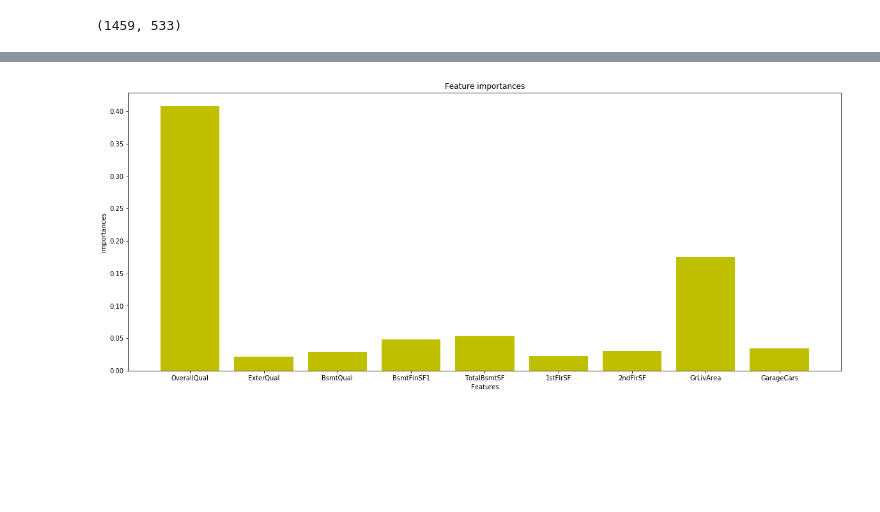
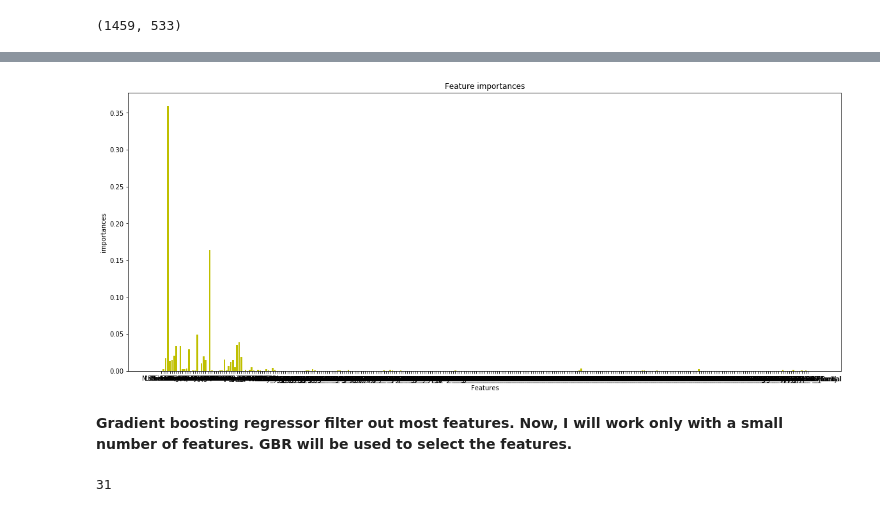
Before and after one commit to Yaohua-Chang/ML-Final-Project, a Jupyter notebook: Tamer/Week 2 Feature selection.ipynb, the cells around one changed output, grey strips where cells are left out. Drawn from its saved outputs; the diff is of its cells as text; code cells hidden in the pictures; blank space fills up the shorter version.

```diff
--- a/Tamer/Week 2 Feature selection.ipynb
+++ b/Tamer/Week 2 Feature selection.ipynb
@@ -33,5 +37,5 @@ data.shape
 # %%
-y = data['SalePrice']
+y = np.log(data['SalePrice'])
 x = data.drop(labels = 'SalePrice', axis=1).astype("float64")
 x_train, x_test, y_train, y_test = train_test_split(x, y, test_size = 0.3, random_state = 42)
 # %%
@@ -81,13 +177,19 @@ plt.plot(y_train.values)
 # %%
-imp_cols = x.columns[GBR.feature_importances_ > 0.02]
-vals = GBR.feature_importances_[GBR.feature_importances_ > 0.02]
+imp_cols = x.columns[GBR.feature_importances_ > 0.0]
+vals = GBR.feature_importances_[GBR.feature_importances_ > 0.0]
 
 plt.figure(figsize=(20,8))
 plt.title("Feature importances")
 plt.bar(imp_cols,vals,
        color="y",  align="center")
 plt.xlabel('Features')
 plt.ylabel('importances')
 plt.show()
 # %% [output]
-[figure, old version]
+[figure, new version]
+# %% [markdown]
+**Gradient boosting regressor filter out most features. Now, I will work only with a small number of features. GBR will be used to select the features.**
+# %%
+(GBR.feature_importances_>0.002).sum()
+# %% [output]
+31
```
Also changed, not shown: parts of 21 cells of this notebook, 4 other files.
